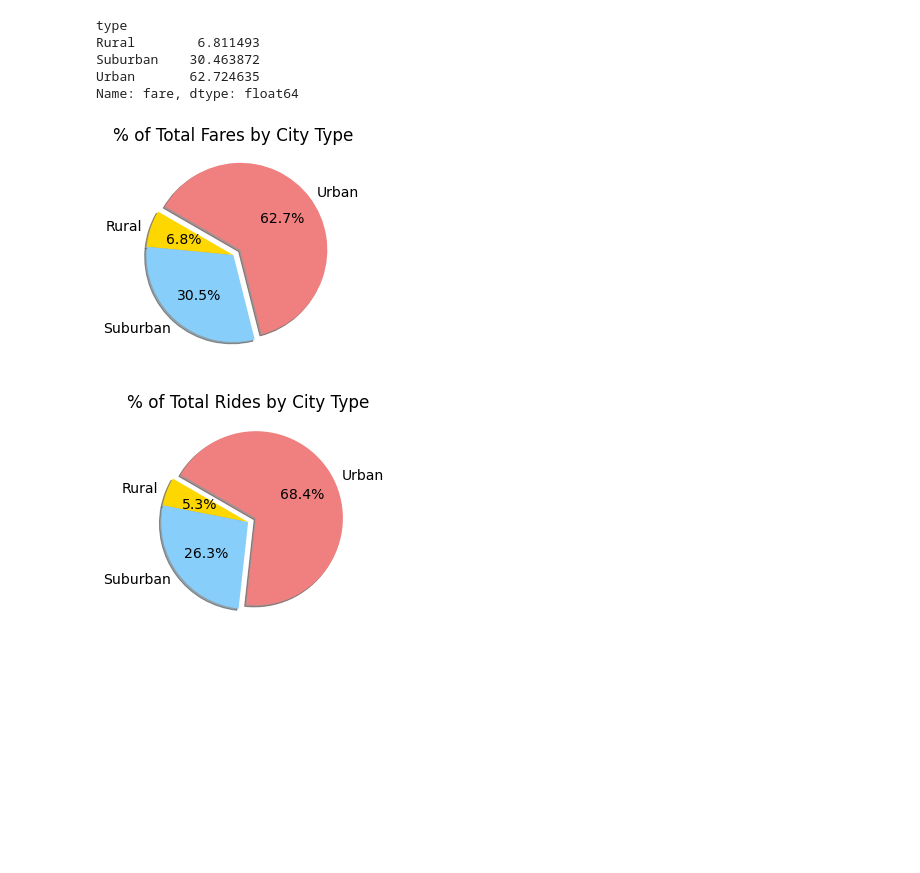
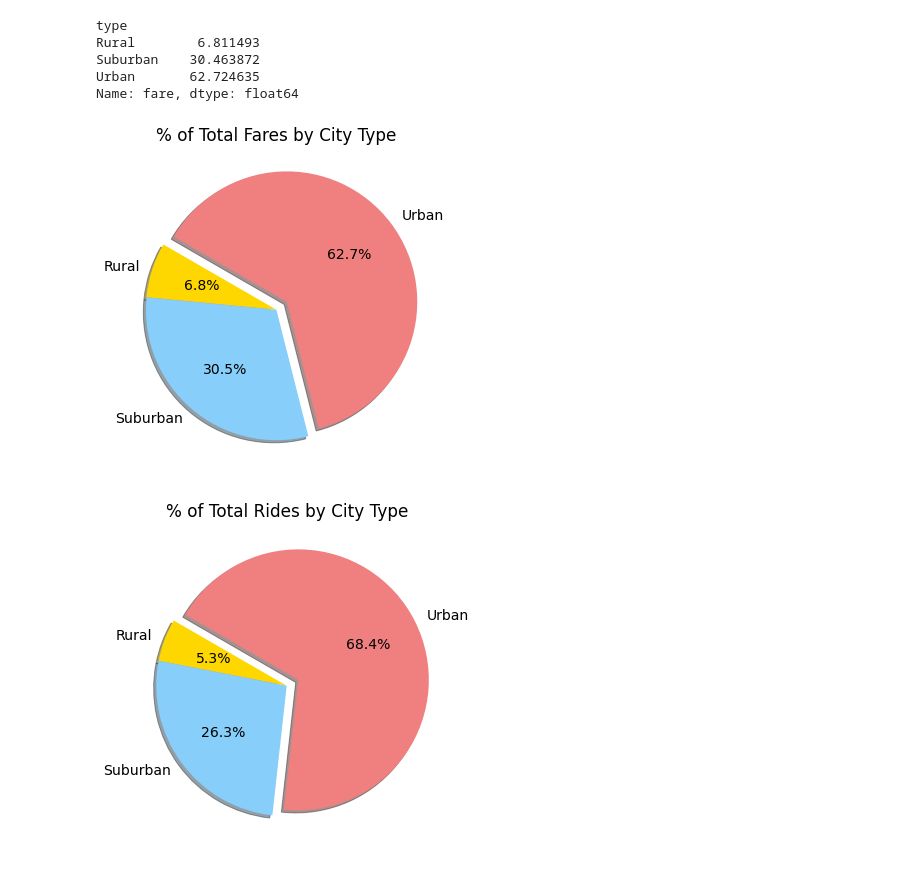
Before and after one commit to Bscheinin/PyBer_Analysis, a Jupyter notebook: PyBer.ipynb, the cells around one changed output. Saved outputs shown, nothing was run; the diff lists cells and outputs as text; code cells hidden in the pictures; blank space fills up the shorter version.

```diff
--- a/PyBer.ipynb
+++ b/PyBer.ipynb
@@ -752,20 +752,21 @@ Name: fare, dtype: float64
 # %%
 # Build the percentage of fares by city type pie chart.
 import matplotlib as mpl
+plt.subplots(figsize=(10, 6))
 plt.pie(type_percents,
     labels=["Rural", "Suburban", "Urban"],
     colors=["gold", "lightskyblue", "lightcoral"],
     explode=[0, 0, 0.1],
     autopct='%1.1f%%',
     shadow=True, startangle=150)
 plt.title("% of Total Fares by City Type")
 mpl.rcParams['font.size'] = 14
 # Save Figure
 plt.savefig("analysis/Fig5.png")
 # Show Figure
 plt.show()
 # %% [output]
-[figure, old version]
+[figure, new version]
 # %%
 # Calculate the percentage of fare for each city type.
 ride_percents = 100 * pyber_data_df.groupby(["type"]).count()["ride_id"] / pyber_data_df["ride_id"].count()
@@ -773,6 +774,7 @@ ride_percents
 
 # Build the percentage of rides by city type pie chart.
 import matplotlib as mpl
+plt.subplots(figsize=(10, 6))
 plt.pie(ride_percents,
     labels=["Rural", "Suburban", "Urban"],
     colors=["gold", "lightskyblue", "lightcoral"],
@@ -786,4 +788,4 @@ plt.savefig("analysis/Fig6.png")
 # Show Figure
 plt.show()
 # %% [output]
-[figure, old version]
+[figure, new version]
```
